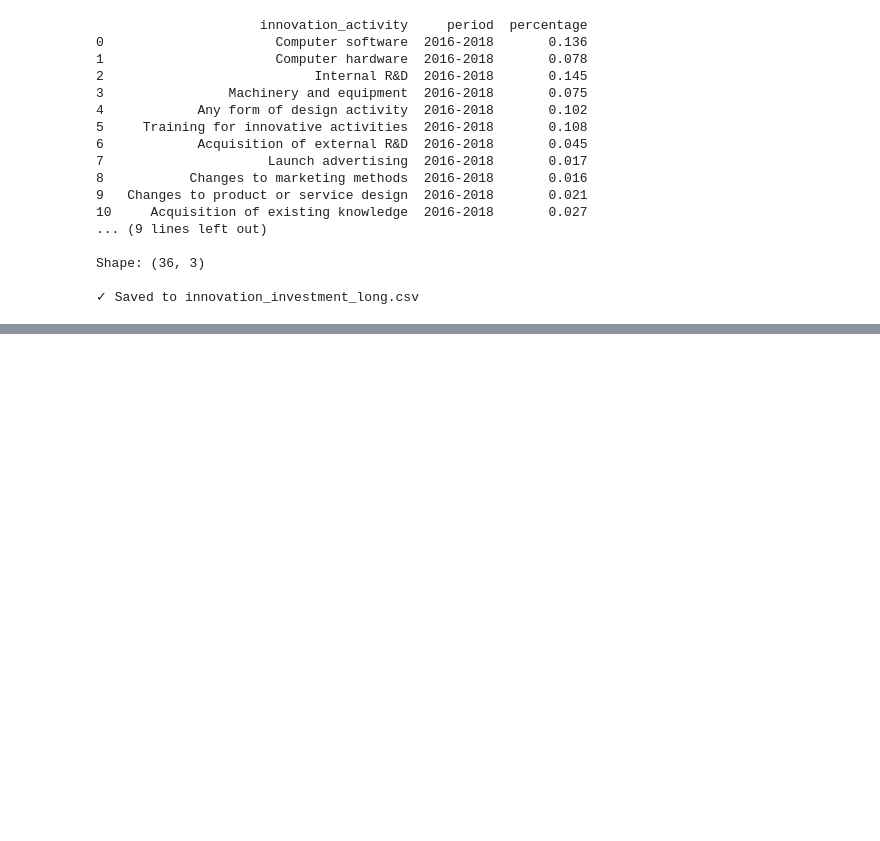
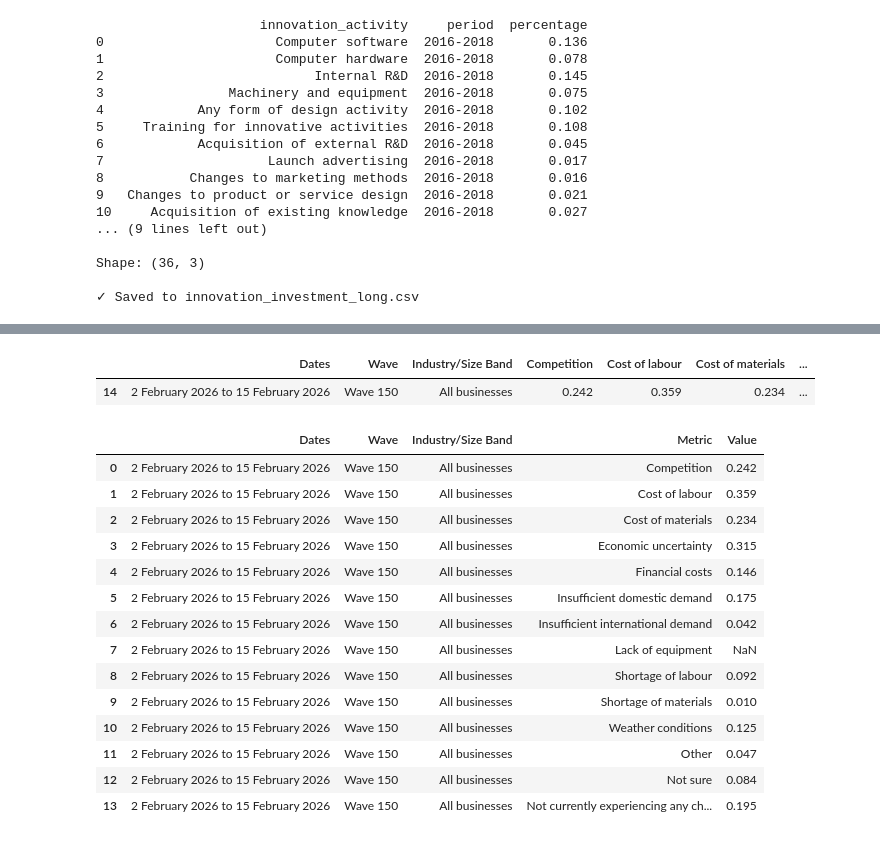
Before and after one commit to jhellingsdata/RADataHub, a Jupyter notebook: AGP Slides/Module 1/m1_data.ipynb, the cells around one changed output, grey strips where cells are left out. Cells and saved outputs as stored; diff of their text form; code cells hidden in the pictures; blank space fills up the shorter version.

```diff
--- a/AGP Slides/Module 1/m1_data.ipynb
+++ b/AGP Slides/Module 1/m1_data.ipynb
@@ -1305,0 +1534,41 @@ Shape: (36, 3)
+# %%
+df = pd.read_excel(
+    "bicswave1502final.xlsx",
+    sheet_name="Turnover Challenges Ad-Hoc TS",
+    skiprows = 5
+    )
+
+# restrict to Wave = Wave 150
+df = df[df['Wave'] == 'Wave 150'].copy()
+
+# restrict to the final row
+df = df.iloc[[-1]].copy()
+
+
+df
+# %% [output]
+|  | Dates | Wave | Industry/Size Band | Competition | Cost of labour | Cost of materials | ... |
+| 14 | 2 February 2026 to 15 February 2026 | Wave 150 | All businesses | 0.242 | 0.359 | 0.234 | ... |
+# %%
+# melt. index cols are 'Dates', 'Wave', 'Industry/Size Band'
+df_melted = df.melt(id_vars=['Dates', 'Wave', 'Industry/Size Band'], var_name='Metric', value_name='Value')
+
+df_melted['Value'] = pd.to_numeric(df_melted['Value'], errors='coerce')
+
+df_melted
+# %% [output]
+|  | Dates | Wave | Industry/Size Band | Metric | Value |
+| 0 | 2 February 2026 to 15 February 2026 | Wave 150 | All businesses | Competition | 0.242 |
+| 1 | 2 February 2026 to 15 February 2026 | Wave 150 | All businesses | Cost of labour | 0.359 |
+| 2 | 2 February 2026 to 15 February 2026 | Wave 150 | All businesses | Cost of materials | 0.234 |
+| 3 | 2 February 2026 to 15 February 2026 | Wave 150 | All businesses | Economic uncertainty | 0.315 |
+| 4 | 2 February 2026 to 15 February 2026 | Wave 150 | All businesses | Financial costs | 0.146 |
+| 5 | 2 February 2026 to 15 February 2026 | Wave 150 | All businesses | Insufficient domestic demand | 0.175 |
+| 6 | 2 February 2026 to 15 February 2026 | Wave 150 | All businesses | Insufficient international demand | 0.042 |
+| 7 | 2 February 2026 to 15 February 2026 | Wave 150 | All businesses | Lack of equipment | NaN |
+| 8 | 2 February 2026 to 15 February 2026 | Wave 150 | All businesses | Shortage of labour | 0.092 |
+| 9 | 2 February 2026 to 15 February 2026 | Wave 150 | All businesses | Shortage of materials | 0.010 |
+| 10 | 2 February 2026 to 15 February 2026 | Wave 150 | All businesses | Weather conditions | 0.125 |
+| 11 | 2 February 2026 to 15 February 2026 | Wave 150 | All businesses | Other | 0.047 |
+| 12 | 2 February 2026 to 15 February 2026 | Wave 150 | All businesses | Not sure | 0.084 |
+| 13 | 2 February 2026 to 15 February 2026 | Wave 150 | All businesses | Not currently experiencing any ch... | 0.195 |
```
Also changed, not shown: parts of 20 cells of this notebook, 9 other files.
